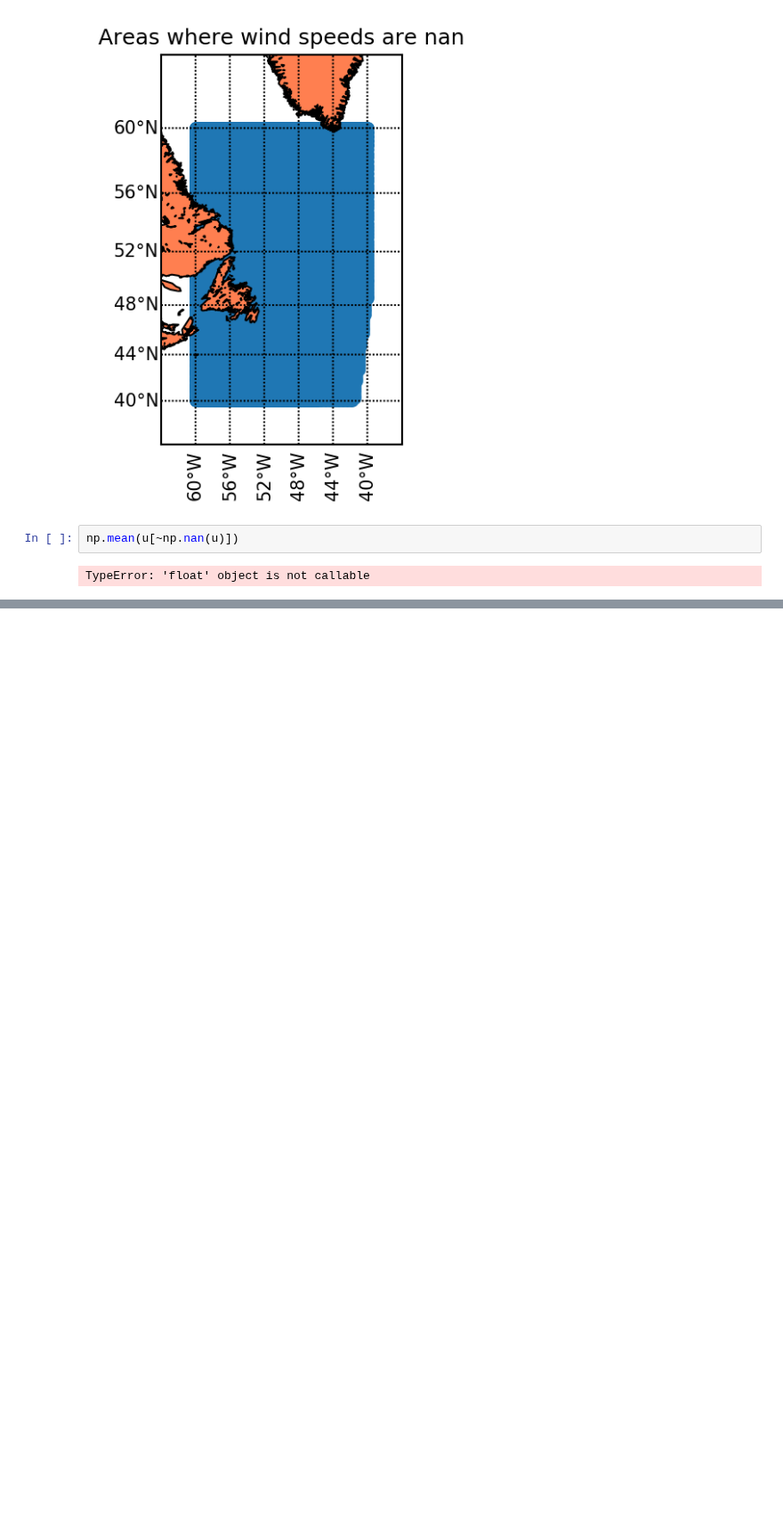
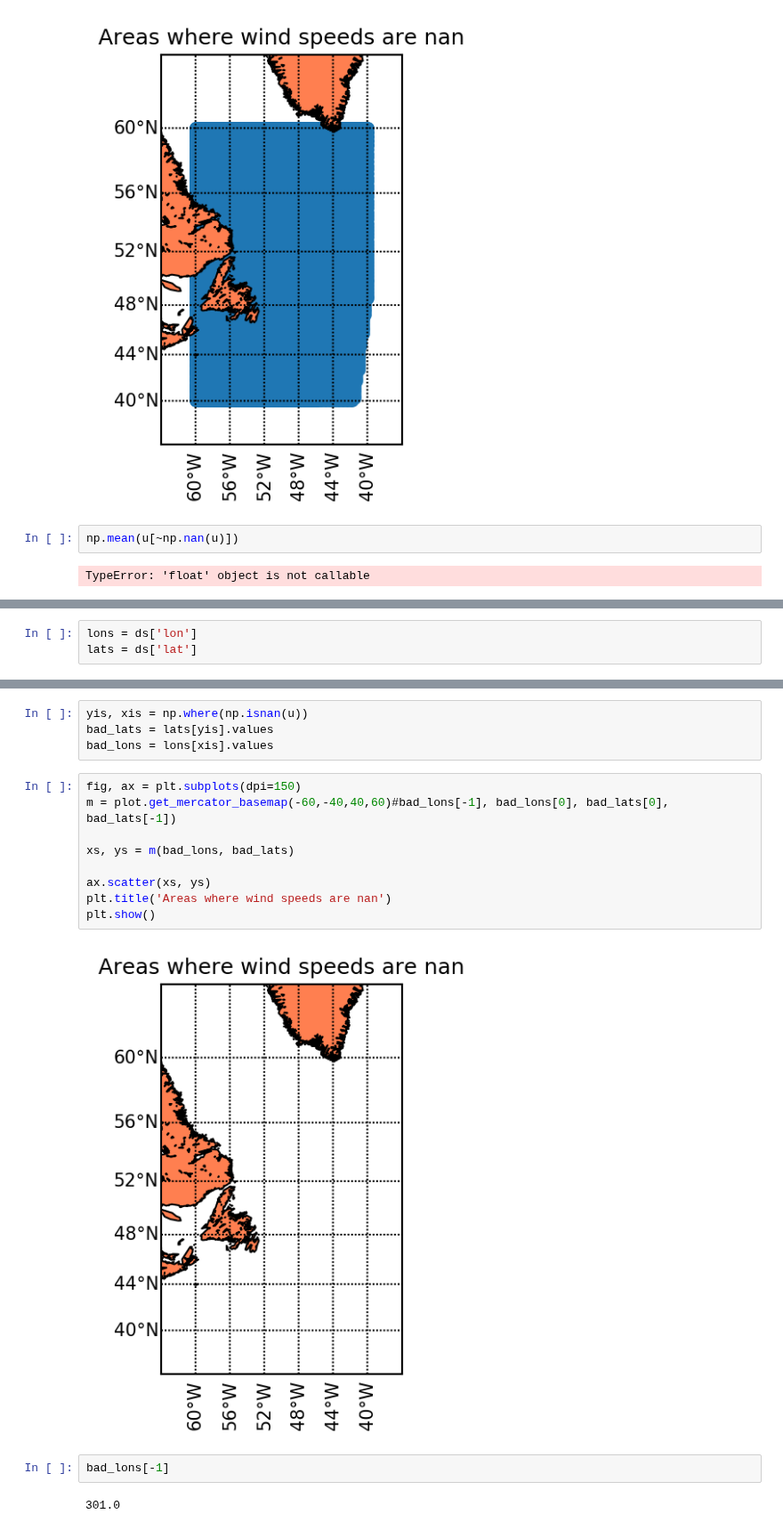
Before and after one commit to evankielley/IceDEF, a Jupyter notebook: notebooks/testing_new_metocean_data.ipynb, the cells around one changed output, grey strips where cells are left out. Shown at 89% size. Cells and saved outputs as stored; diff of their text form; blank space fills up the shorter version.

```diff
--- a/notebooks/testing_new_metocean_data.ipynb
+++ b/notebooks/testing_new_metocean_data.ipynb
@@ -212,0 +165,3 @@ array([[[        nan,         nan,         nan, ...,  6.24250364,
+# %%
+lons = ds['lon']
+lats = ds['lat']
@@ -212,0 +175,19 @@ array([[[        nan,         nan,         nan, ...,  6.24250364,
+# %%
+yis, xis = np.where(np.isnan(u))
+bad_lats = lats[yis].values
+bad_lons = lons[xis].values
+# %%
+fig, ax = plt.subplots(dpi=150)
+m = plot.get_mercator_basemap(-60,-40,40,60)#bad_lons[-1], bad_lons[0], bad_lats[0], bad_lats[-1])
+
+xs, ys = m(bad_lons, bad_lats)
+
+ax.scatter(xs, ys)
+plt.title('Areas where wind speeds are nan')
+plt.show()
+# %% [output]
+[figure, added]
+# %%
+bad_lons[-1]
+# %% [output]
+301.0
```
Also changed, not shown: parts of 20 cells of this notebook.
